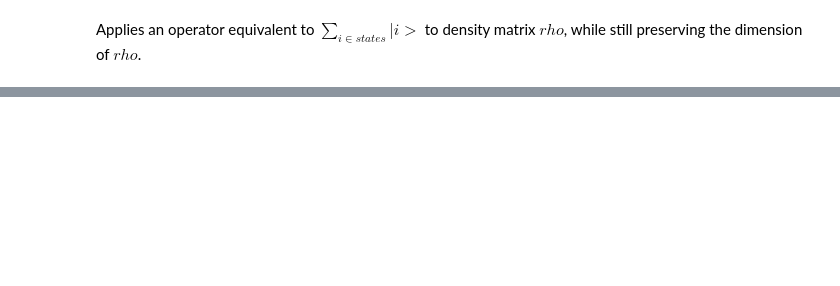
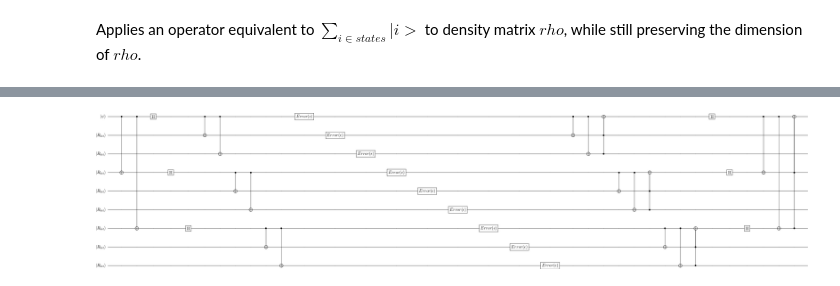
Before and after one commit to ischeinkman/Phys130cPresentationAids, a Jupyter notebook: notebookjupyter.ipynb, the cells around one changed output, grey strips where cells are left out. Saved outputs shown, nothing was run; the diff lists cells and outputs as text; code cells hidden in the pictures; blank space fills up the shorter version.

```diff
--- a/notebookjupyter.ipynb
+++ b/notebookjupyter.ipynb
@@ -132,0 +140,37 @@ display(corrected.extract_states([0, 7]))
+# %%
+nine_bit_ts = QubitCircuit(9, reverse_states=False)
+nine_bit_ts.user_gates = {'E_f' :  qbitflip, 'Flip' : sigmax, 'E_p' : qphaseflip, 'Error' : lambda : qerror(0.4, 0.4)}
+nine_bit_ts.add_state('\psi', targets=[0], state_type='input')
+nine_bit_ts.add_state('R_{bit}', targets=[1, 2, 3, 4, 5, 6, 7, 8], state_type='input')
+nine_bit_ts.add_gate('CNOT', controls=[0], targets = [3])
+nine_bit_ts.add_gate('CNOT', controls=[0], targets = [6])
+nine_bit_ts.add_gate('SNOT', targets=[0])
+nine_bit_ts.add_gate('SNOT', targets=[3])
+nine_bit_ts.add_gate('SNOT', targets=[6])
+nine_bit_ts.add_gate('CNOT', controls=[0], targets = [1])
+nine_bit_ts.add_gate('CNOT', controls=[0], targets = [2])
+nine_bit_ts.add_gate('CNOT', controls=[3], targets = [4])
+nine_bit_ts.add_gate('CNOT', controls=[3], targets = [5])
+nine_bit_ts.add_gate('CNOT', controls=[6], targets = [7])
+nine_bit_ts.add_gate('CNOT', controls=[6], targets = [8])
+for idx in range(0, 9):
+    nine_bit_ts.add_gate('Error', targets=[idx],  arg_label="\epsilon")
+nine_bit_ts.add_gate('CNOT', controls=[0], targets = [1])
+nine_bit_ts.add_gate('CNOT', controls=[0], targets = [2])
+nine_bit_ts.add_gate('TOFFOLI', controls=[1, 2], targets=[0])
+nine_bit_ts.add_gate('CNOT', controls=[3], targets = [4])
+nine_bit_ts.add_gate('CNOT', controls=[3], targets = [5])
+nine_bit_ts.add_gate('TOFFOLI', controls=[4, 5], targets=[3])
+nine_bit_ts.add_gate('CNOT', controls=[6], targets = [7])
+nine_bit_ts.add_gate('CNOT', controls=[6], targets = [8])
+nine_bit_ts.add_gate('TOFFOLI', controls=[7, 8], targets=[6])
+nine_bit_ts.add_gate('SNOT', targets=[0])
+nine_bit_ts.add_gate('SNOT', targets=[3])
+nine_bit_ts.add_gate('SNOT', targets=[6])
+nine_bit_ts.add_gate('CNOT', controls=[0], targets = [3])
+nine_bit_ts.add_gate('CNOT', controls=[0], targets = [6])
+nine_bit_ts.add_gate('TOFFOLI', controls=[3, 6], targets=[0])
+
+display(nine_bit_ts.png)
+# %% [output]
+[figure, added]
```
Also changed, not shown: parts of 30 cells of this notebook, 1 other file.
